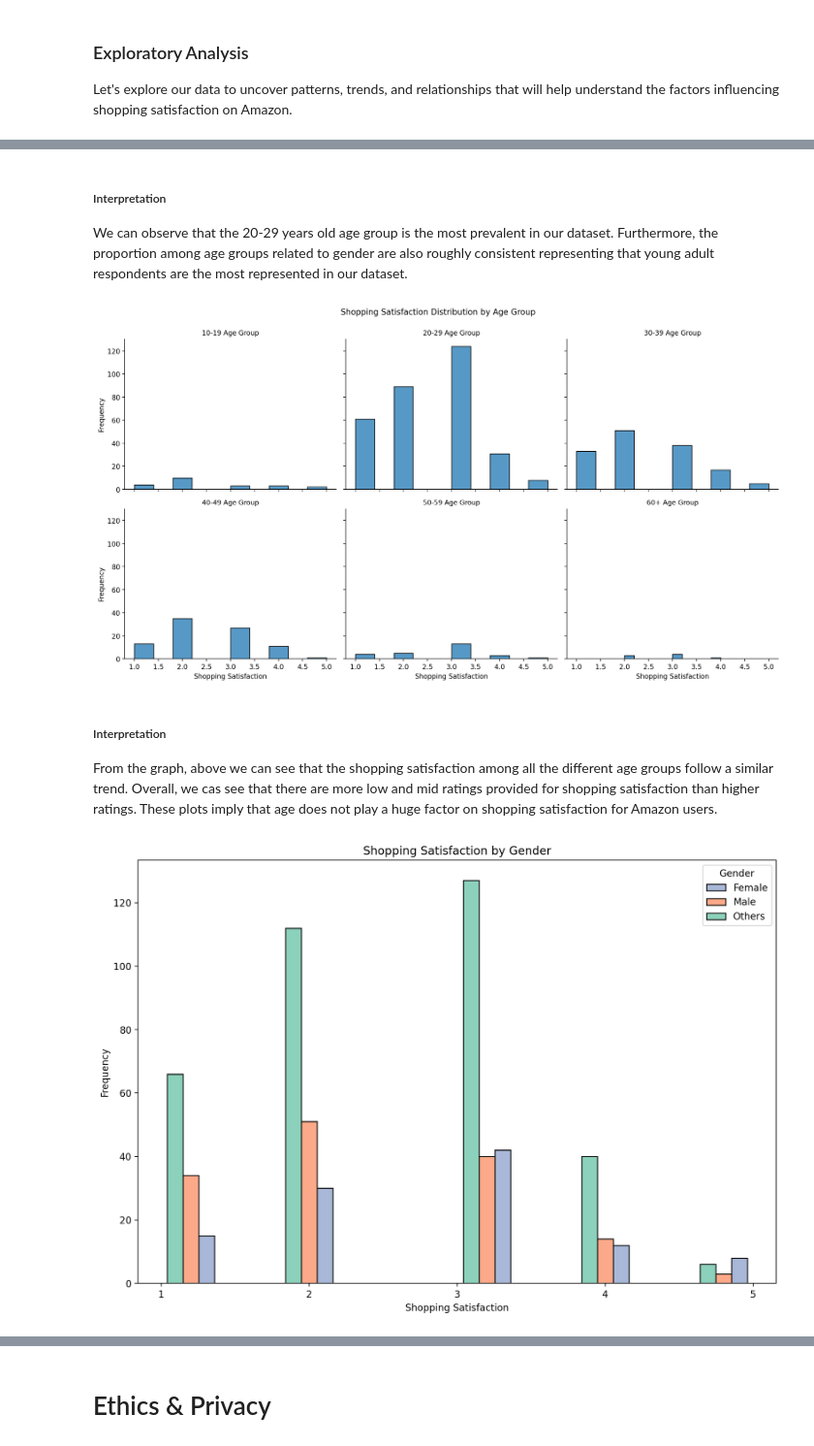
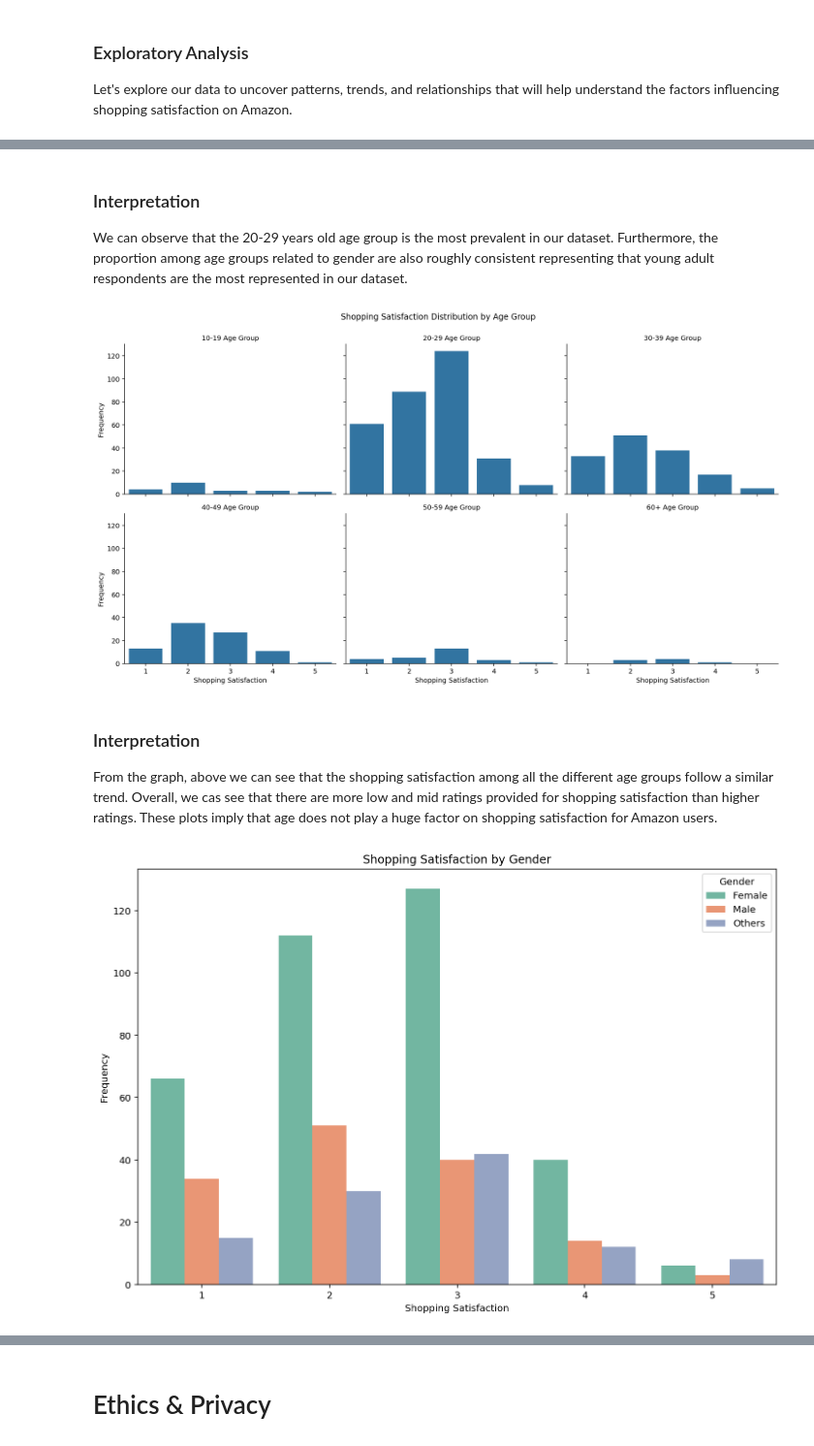
Before and after one commit to dylanatianzar/Amazon-Behavior-EDA, a Jupyter notebook: EDACheckpoint_group036.ipynb, the cells around one changed output, grey strips where cells are left out. Shown: that part at 97% size. Cells and saved outputs as stored; diff of their text form; code cells hidden in the pictures.

```diff
--- a/EDACheckpoint_group036.ipynb
+++ b/EDACheckpoint_group036.ipynb
@@ -347,28 +327,27 @@ plt.show()
 # %% [markdown]
-##### Interpretation
+### Interpretation
 We can observe that the 20-29 years old age group is the most prevalent in our dataset. Furthermore, the proportion among age groups related to gender are also roughly consistent representing that young adult respondents are the most represented in our dataset.
 # %%
 g = sns.FacetGrid(df_age, col='age_group', col_wrap=3, height=4, aspect=1.2)
-g.map(sns.histplot, 'shopping_satisfaction', bins=10, kde=False)
+g.map(sns.countplot, 'shopping_satisfaction')
 g.set_titles("{col_name} Age Group")
 g.set_axis_labels("Shopping Satisfaction", "Frequency")
 plt.subplots_adjust(top=0.9)
 g.fig.suptitle('Shopping Satisfaction Distribution by Age Group')
 plt.show()
 # %% [output]
-[figure, old version]
+[figure, new version]
 # %% [markdown]
-##### Interpretation
+### Interpretation
 
 From the graph, above we can see that the shopping satisfaction among all the different age groups follow a similar trend. Overall, we cas see that there are more low and mid ratings provided for shopping satisfaction than higher ratings. These plots imply that age does not play a huge factor on shopping satisfaction for Amazon users.
 # %%
 plt.figure(figsize=(12, 8))
-sns.histplot(data=cleaned_data, x='shopping_satisfaction', hue='gender', multiple='dodge', shrink=0.8, palette='Set2', bins=10)
+sns.countplot(data=df_age, x='shopping_satisfaction', hue='gender', palette='Set2')
 plt.title('Shopping Satisfaction by Gender')
 plt.xlabel('Shopping Satisfaction')
 plt.ylabel('Frequency')
-plt.xticks(ticks=range(1, 6))
 plt.legend(title='Gender', labels=['Female', 'Male', 'Others'])
 plt.show()
 # %% [output]
-[figure, old version]
+[figure, new version]
```
Also changed, not shown: parts of 19 cells of this notebook, 1 other file.
